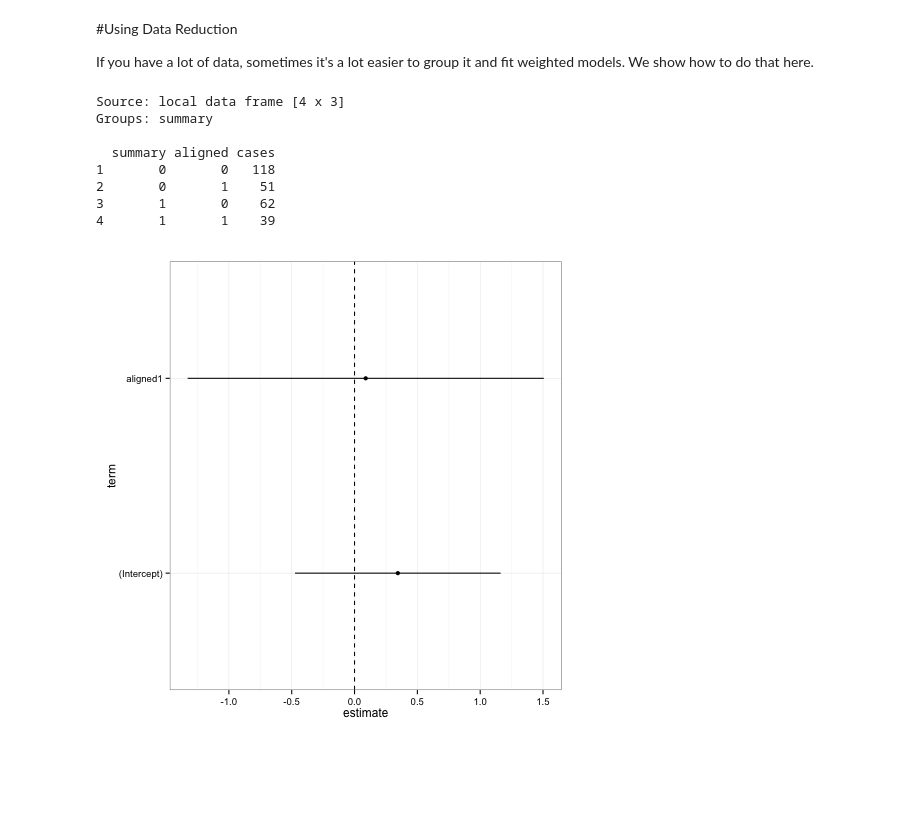
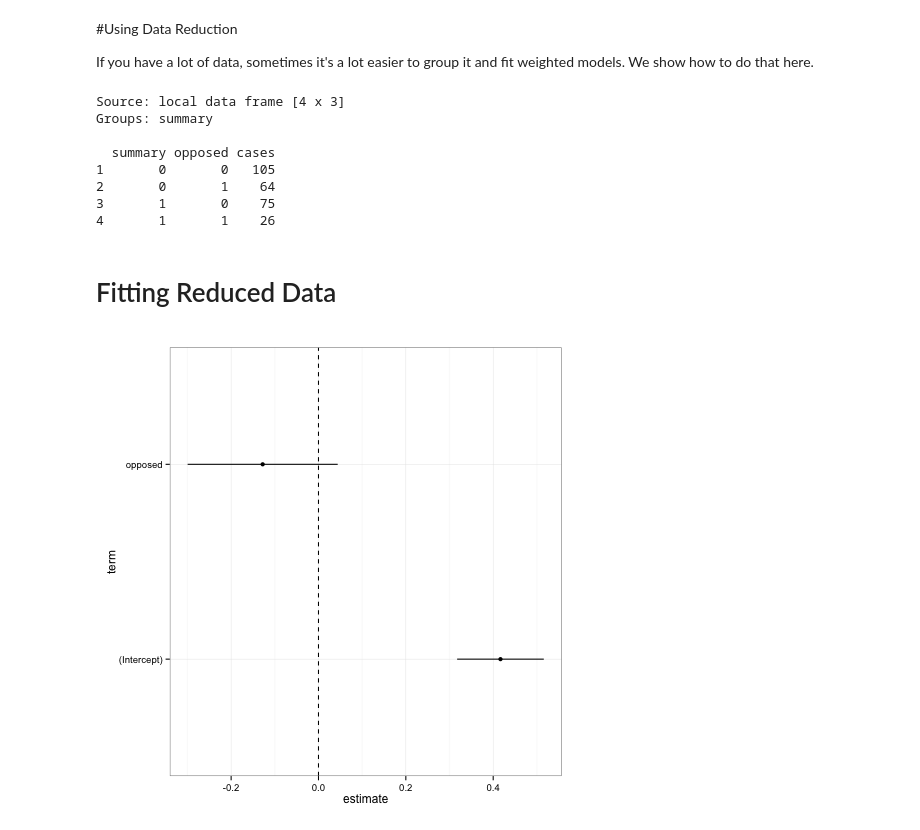
Before and after one commit to eytan/www-15-tutorial, a Jupyter notebook: 4-analyzing-experiments.ipynb, the cells around one changed output. Drawn from its saved outputs; the diff is of its cells as text; code cells hidden in the pictures; blank space fills up the shorter version.

```diff
--- a/4-analyzing-experiments.ipynb
+++ b/4-analyzing-experiments.ipynb
@@ -31,7 +35,7 @@ src2ideology <- c(
 Exp <- read.csv('data/exposure_mturk2_log.csv', stringsAsFactors = FALSE) %>%
     group_by(userid, story_key) %>%
     arrange(time) %>%
-    summarise(source = first(source), position = first(position)) %>%
+    summarise(source = first(source), position = first(position), time = first(time)) %>%
     mutate(source.ideology = src2ideology[source]) %>%
     ungroup
 
@@ -130,14 +134,14 @@ Typically we need to perform joins from the exposures to the outcomes in order t
 Results <- Exp %>%
   inner_join(Sum, c('userid', 'story_key')) %>%
   inner_join(Survey, 'userid') %>%
-  mutate(aligned = factor(as.numeric((sign(subject.ideology) == sign(source.ideology))))) %>%
+  mutate(opposed = as.numeric((subject.ideology * source.ideology) < 0)) %>%
   group_by(userid) %>%
   mutate(num_stories = n(), num_summaries = sum(summary)) %>%
   ungroup %>%
   # We only study the people who followed instructions and have a political affiliation.
   filter(num_stories == 3, subject.ideology != 0)
 
-with(Results, summary(aligned))
+with(Results, summary(factor(opposed)))
 # %% [output]
   0   1
 180  90
@@ -306,7 +321,7 @@ If you have a lot of data, sometimes it's a lot easier to group it and fit weigh
 %%R
 
 Results.small <- Results %>%
-  group_by(summary, aligned) %>%
+  group_by(summary, opposed) %>%
   summarise(cases = n())
 
 Results.small
@@ -314,22 +329,25 @@ Results.small
 Source: local data frame [4 x 3]
 Groups: summary
 
-  summary aligned cases
-1       0       0   118
-2       0       1    51
-3       1       0    62
-4       1       1    39
+  summary opposed cases
+1       0       0   105
+2       0       1    64
+3       1       0    75
+4       1       1    26
+# %% [markdown]
+# Fitting Reduced Data
 # %%
 %%R
 
-lm(summary ~ aligned, data = Results.small, weights = cases) %>%
+lm(summary ~ opposed, data = Results.small, weights = cases) %>%
+  coeftest.freq %>%
   tidy %>%
   ggplot(aes(x = term, y = estimate,
              ymin = estimate - 1.96*std.error,
              ymax = estimate + 1.96*std.error)) +
   geom_pointrange() +
   geom_hline(yintercept = 0.0, linetype = 'dashed') +
   coord_flip() +
   theme_bw()
 # %% [output]
-[figure, old version]
+[figure, new version]
```
Also changed, not shown: parts of 23 cells of this notebook.
